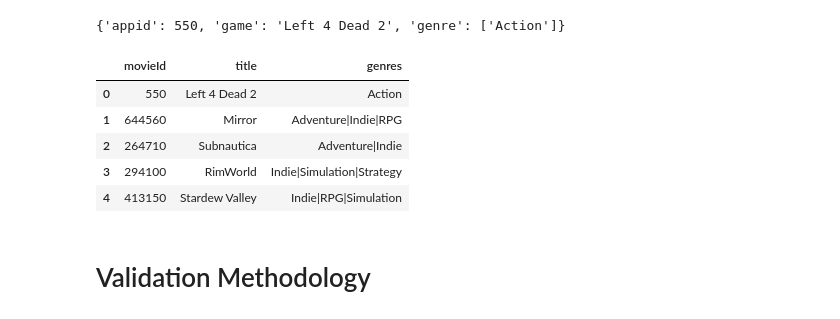
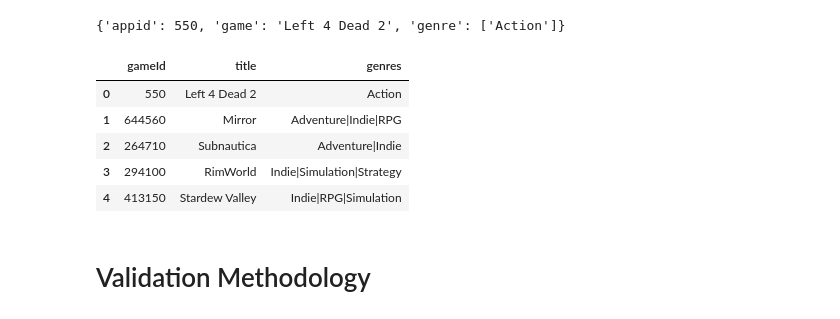
Before and after one commit to BluffSet7340/recomm_sys_project, a Jupyter notebook: taufiq/content_based_nn/twotower.ipynb, the cells around one changed output. Drawn from its saved outputs; the diff is of its cells as text; code cells hidden in the pictures.

```diff
--- a/taufiq/content_based_nn/twotower.ipynb
+++ b/taufiq/content_based_nn/twotower.ipynb
@@ -77,22 +77,22 @@ sample_data[0]
 {'appid': 550, 'game': 'Left 4 Dead 2', 'genre': ['Action']}
 # %%
 # Create a DataFrame from sample_data
-movies_data_clean = pd.DataFrame(sample_data)
+games_data_clean = pd.DataFrame(sample_data)
 
 # Rename columns for clarity
-movies_data_clean.rename(columns={'game': 'title'}, inplace=True)
+games_data_clean.rename(columns={'game': 'title'}, inplace=True)
 
 # Convert the 'genre' list into a pipe-separated string
-movies_data_clean['genre'] = movies_data_clean['genre'].apply(lambda x: '|'.join(x) if isinstance(x, list) else '')
+games_data_clean['genre'] = games_data_clean['genre'].apply(lambda x: '|'.join(x) if isinstance(x, list) else '')
 
 # Select only the required columns
-movies_data_clean = movies_data_clean[['appid', 'title', 'genre']]
-movies_data_clean.rename(columns={'appid': 'movieId'}, inplace=True)
-movies_data_clean.rename(columns={'genre': 'genres'}, inplace=True)
+games_data_clean = games_data_clean[['appid', 'title', 'genre']]
+games_data_clean.rename(columns={'appid': 'gameId'}, inplace=True)
+games_data_clean.rename(columns={'genre': 'genres'}, inplace=True)
 
-movies_data_clean.head()
+games_data_clean.head()
 # %% [output]
-|  | movieId | title | genres |
+|  | gameId | title | genres |
 | 0 | 550 | Left 4 Dead 2 | Action |
 | 1 | 644560 | Mirror | Adventure|Indie|RPG |
 | 2 | 264710 | Subnautica | Adventure|Indie |
```
Also changed, not shown: parts of 53 cells of this notebook, 6 other files.
